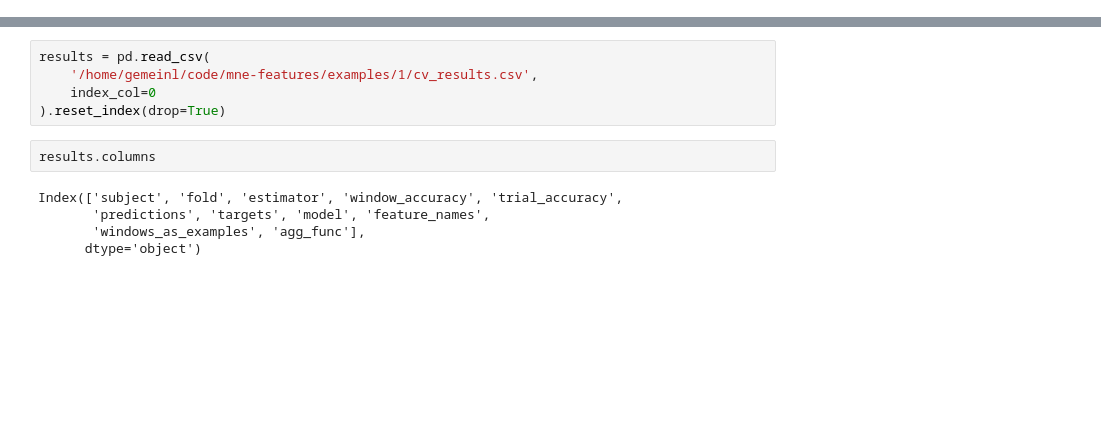
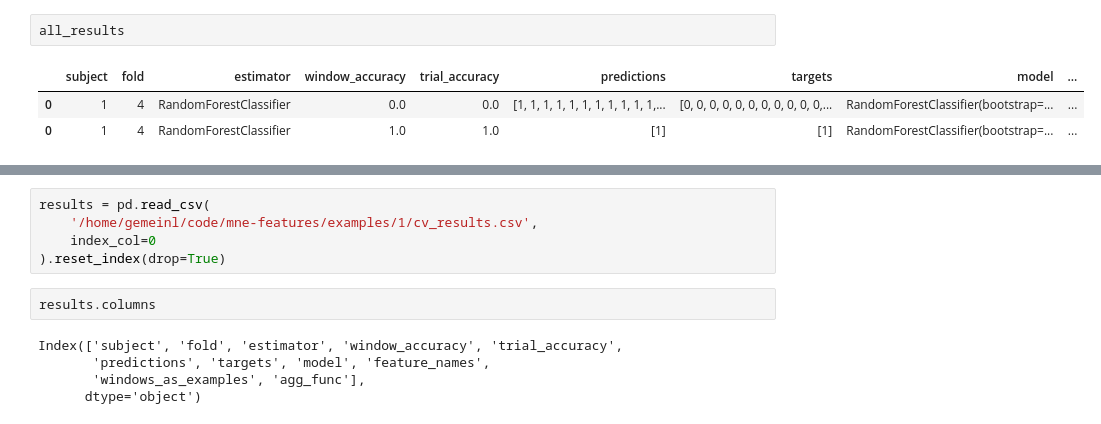
Before and after one commit to gemeinl/braindecode-features, a Jupyter notebook: examples/braindecode_features_decode.ipynb, the cells around one changed output, grey strips where cells are left out. Saved outputs shown, nothing was run; the diff lists cells and outputs as text; blank space fills up the shorter version.

```diff
--- a/examples/braindecode_features_decode.ipynb
+++ b/examples/braindecode_features_decode.ipynb
@@ -76,3 +105,9 @@ for clf in clfs:
 
    trial_accuracy
 0             1.0
+# %%
+all_results
+# %% [output]
+|  | subject | fold | estimator | window_accuracy | trial_accuracy | predictions | targets | model | ... |
+| 0 | 1 | 4 | RandomForestClassifier | 0.0 | 0.0 | [1, 1, 1, 1, 1, 1, 1, 1, 1, 1, 1,... | [0, 0, 0, 0, 0, 0, 0, 0, 0, 0, 0,... | RandomForestClassifier(bootstrap=... | ... |
+| 0 | 1 | 4 | RandomForestClassifier | 1.0 | 1.0 | [1] | [1] | RandomForestClassifier(bootstrap=... | ... |
```
Also changed, not shown: parts of 5 cells of this notebook, 7 other files.
